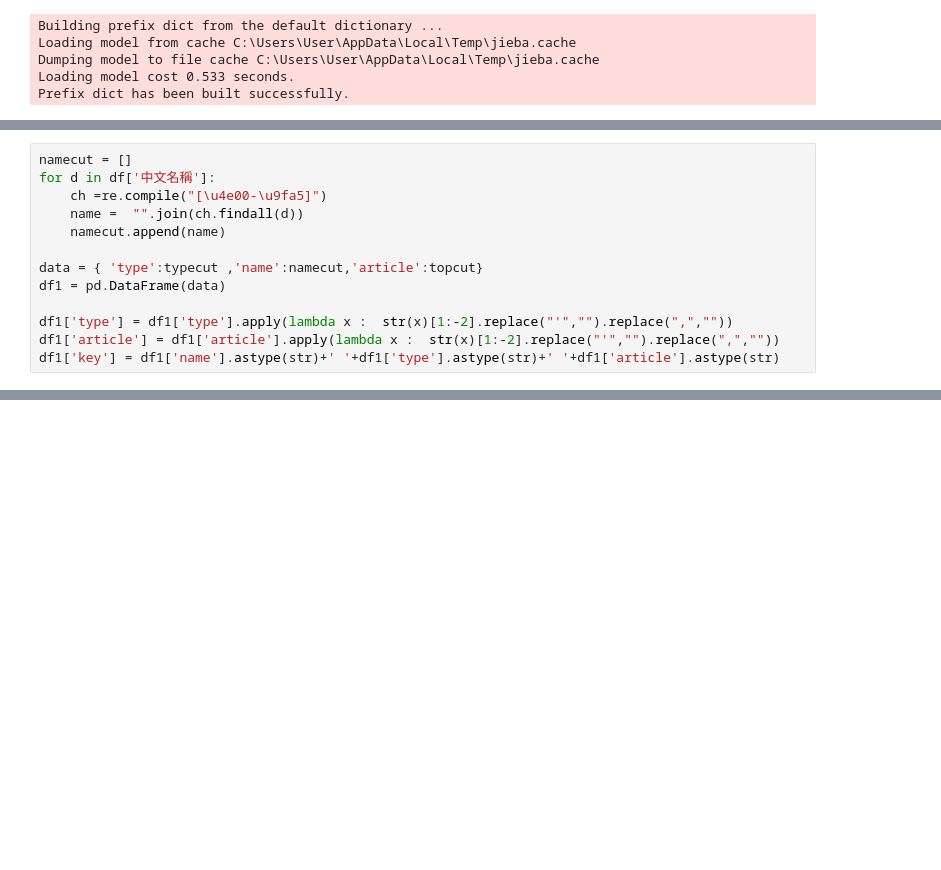
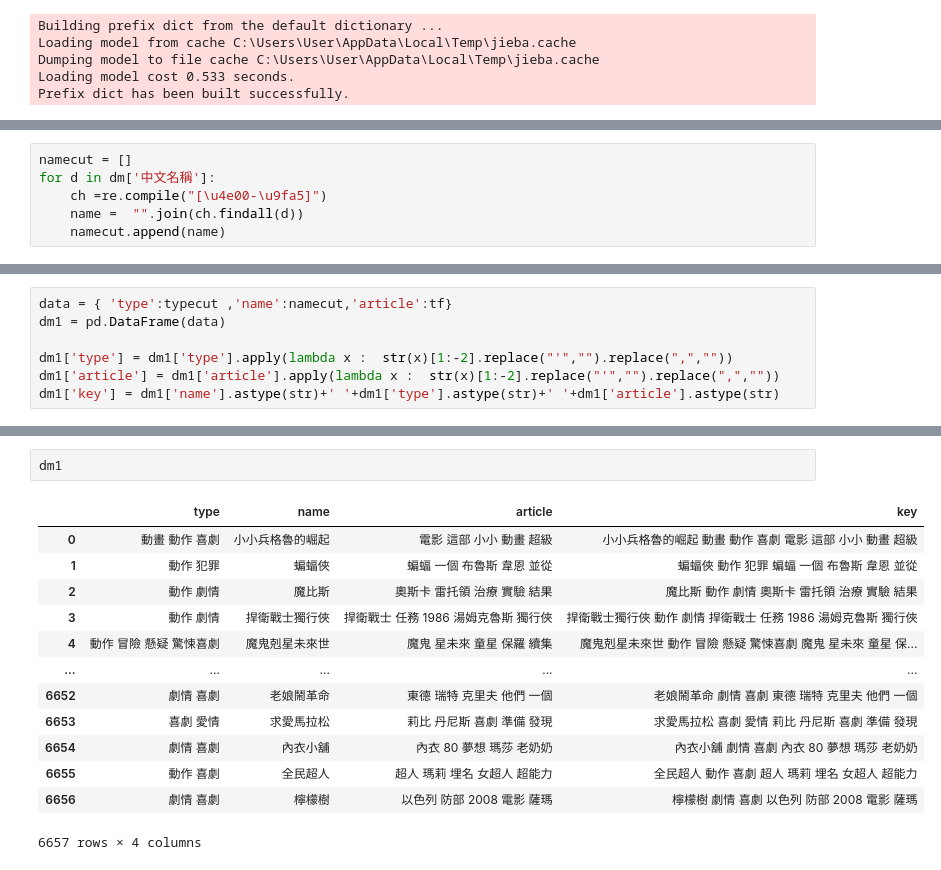
Before and after one commit to lu1487/nlp_hw3, a Jupyter notebook: hw3.ipynb, the cells around one changed output, grey strips where cells are left out. Saved outputs shown, nothing was run; the diff lists cells and outputs as text; blank space fills up the shorter version.

```diff
--- a/hw3.ipynb
+++ b/hw3.ipynb
@@ -32,0 +31,6 @@ tg
+# %%
+namecut = []
+for d in dm['中文名稱']:
+    ch =re.compile("[\u4e00-\u9fa5]")
+    name =  "".join(ch.findall(d))
+    namecut.append(name)
@@ -33,13 +57,7 @@ tg
 # %%
-namecut = []
-for d in df['中文名稱']:
-    ch =re.compile("[\u4e00-\u9fa5]")
-    name =  "".join(ch.findall(d))
-    namecut.append(name)
+data = { 'type':typecut ,'name':namecut,'article':tf}
+dm1 = pd.DataFrame(data)
 
-data = { 'type':typecut ,'name':namecut,'article':topcut}
-df1 = pd.DataFrame(data)
-
-df1['type'] = df1['type'].apply(lambda x :  str(x)[1:-2].replace("'","").replace(",",""))
-df1['article'] = df1['article'].apply(lambda x :  str(x)[1:-2].replace("'","").replace(",",""))
-df1['key'] = df1['name'].astype(str)+' '+df1['type'].astype(str)+' '+df1['article'].astype(str)
+dm1['type'] = dm1['type'].apply(lambda x :  str(x)[1:-2].replace("'","").replace(",",""))
+dm1['article'] = dm1['article'].apply(lambda x :  str(x)[1:-2].replace("'","").replace(",",""))
+dm1['key'] = dm1['name'].astype(str)+' '+dm1['type'].astype(str)+' '+dm1['article'].astype(str)
@@ -59,0 +64,16 @@ df1['key'] = df1['name'].astype(str)+' '+df1['type'].astype(str)+' '+df1['articl
+# %%
+dm1
+# %% [output]
+|  | type | name | article | key |
+| 0 | 動畫 動作 喜劇 | 小小兵格魯的崛起 | 電影 這部 小小 動畫 超級 | 小小兵格魯的崛起 動畫 動作 喜劇 電影 這部 小小 動畫 超級 |
+| 1 | 動作 犯罪 | 蝙蝠俠 | 蝙蝠 一個 布魯斯 韋恩 並從 | 蝙蝠俠 動作 犯罪 蝙蝠 一個 布魯斯 韋恩 並從 |
+| 2 | 動作 劇情 | 魔比斯 | 奧斯卡 雷托領 治療 實驗 結果 | 魔比斯 動作 劇情 奧斯卡 雷托領 治療 實驗 結果 |
+| 3 | 動作 劇情 | 捍衛戰士獨行俠 | 捍衛戰士 任務 1986 湯姆克魯斯 獨行俠 | 捍衛戰士獨行俠 動作 劇情 捍衛戰士 任務 1986 湯姆克魯斯 獨行俠 |
+| 4 | 動作 冒險 懸疑 驚悚喜劇 | 魔鬼剋星未來世 | 魔鬼 星未來 童星 保羅 續集 | 魔鬼剋星未來世 動作 冒險 懸疑 驚悚喜劇 魔鬼 星未來 童星 保... |
+| ... | ... | ... | ... | ... |
+| 6652 | 劇情 喜劇 | 老娘鬧革命 | 東德 瑞特 克里夫 他們 一個 | 老娘鬧革命 劇情 喜劇 東德 瑞特 克里夫 他們 一個 |
+| 6653 | 喜劇 愛情 | 求愛馬拉松 | 莉比 丹尼斯 喜劇 準備 發現 | 求愛馬拉松 喜劇 愛情 莉比 丹尼斯 喜劇 準備 發現 |
+| 6654 | 劇情 喜劇 | 內衣小舖 | 內衣 80 夢想 瑪莎 老奶奶 | 內衣小舖 劇情 喜劇 內衣 80 夢想 瑪莎 老奶奶 |
+| 6655 | 動作 喜劇 | 全民超人 | 超人 瑪莉 埋名 女超人 超能力 | 全民超人 動作 喜劇 超人 瑪莉 埋名 女超人 超能力 |
+| 6656 | 劇情 喜劇 | 檸檬樹 | 以色列 防部 2008 電影 薩瑪 | 檸檬樹 劇情 喜劇 以色列 防部 2008 電影 薩瑪 |
+6657 rows × 4 columns
```
Also changed, not shown: parts of 3 cells of this notebook.
